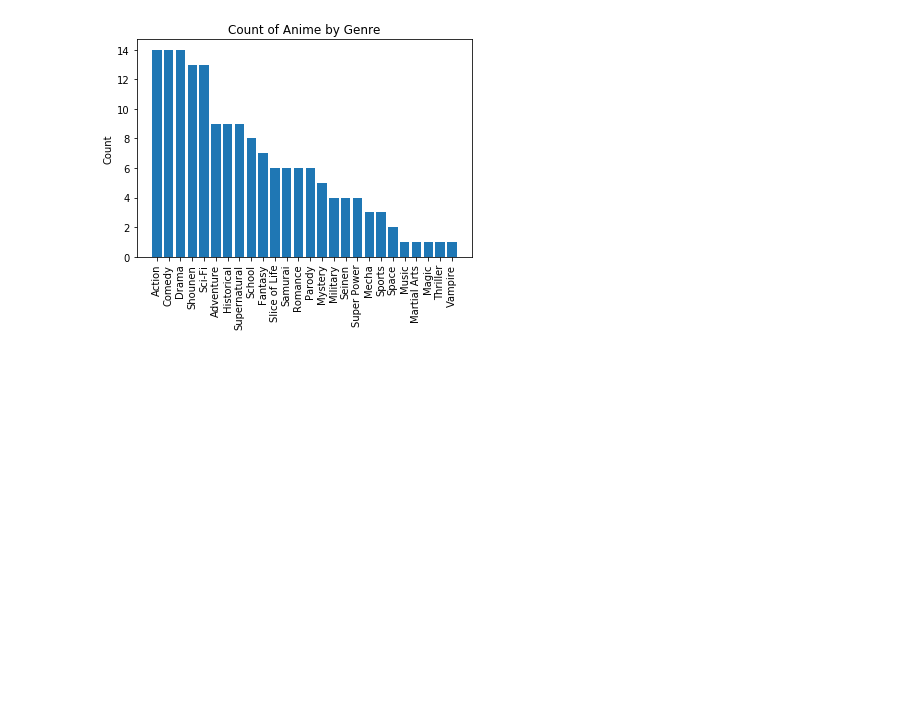
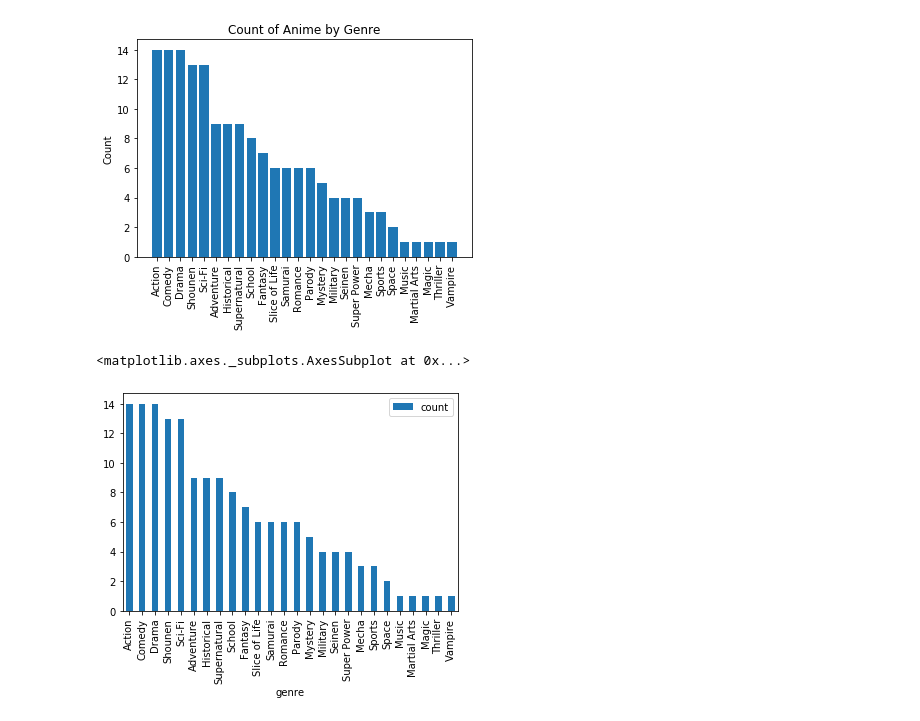
Before and after one commit to podgursv/test_notebook, a Jupyter notebook: some_analysis/some_analysis.ipynb, the cells around one changed output. Drawn from its saved outputs; the diff is of its cells as text; code cells hidden in the pictures; blank space fills up the shorter version.

```diff
--- a/some_analysis/some_analysis.ipynb
+++ b/some_analysis/some_analysis.ipynb
@@ -10,9 +10,9 @@ anime.head(3)
 | 2 | 28977 | Gintama° | Action, Comedy, Historical, Parod... | TV | 51 | 9.25 | 114262 |
 # %%
 lol = anime['genre'].apply(lambda r: r.split(", ")).tolist()
-flat = [item for sublist in lol for item in sublist]
-genres = pd.DataFrame(flat, columns = ['genre'])
-genres['count'] = genres.apply(lambda r: 1, axis = 1)
+flat_genre = [item for sublist in lol for item in sublist]
+ones = [1 for i in range(len(flat_genre))]
+genres = pd.DataFrame({ "genre": flat_genre, "count": ones })
 count_by_genre = genres.groupby(['genre']).sum()
 sorted_count_by_genre = count_by_genre.sort_values(by = ['count'], axis = 0, ascending = False)
 # %%
@@ -27,3 +27,9 @@ plt.show
 # %% [output]
 <function matplotlib.pyplot.show(*args, **kw)>
 [figure]
+# %%
+### SIMPLER:  use the `plot` method of the dataframe directly!
+sorted_count_by_genre.plot.bar()
+# %% [output]
+<matplotlib.axes._subplots.AxesSubplot at 0x...>
+[figure, added]
```
